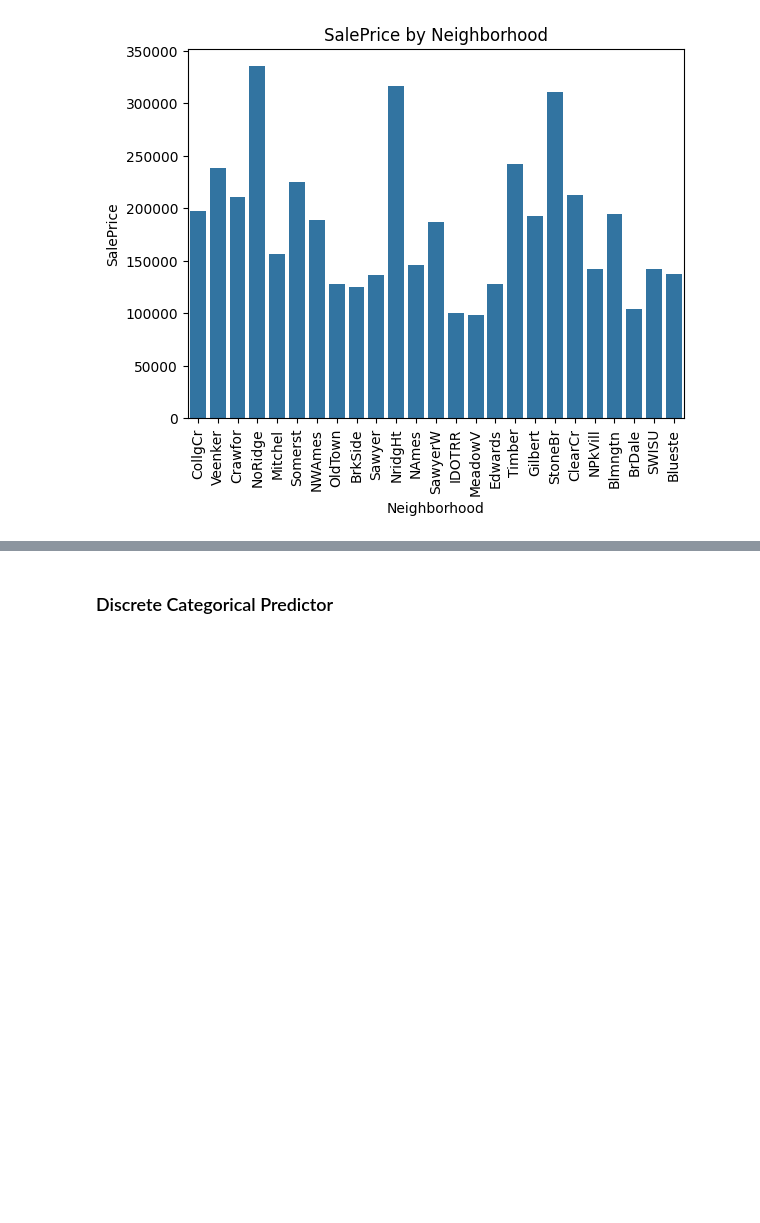
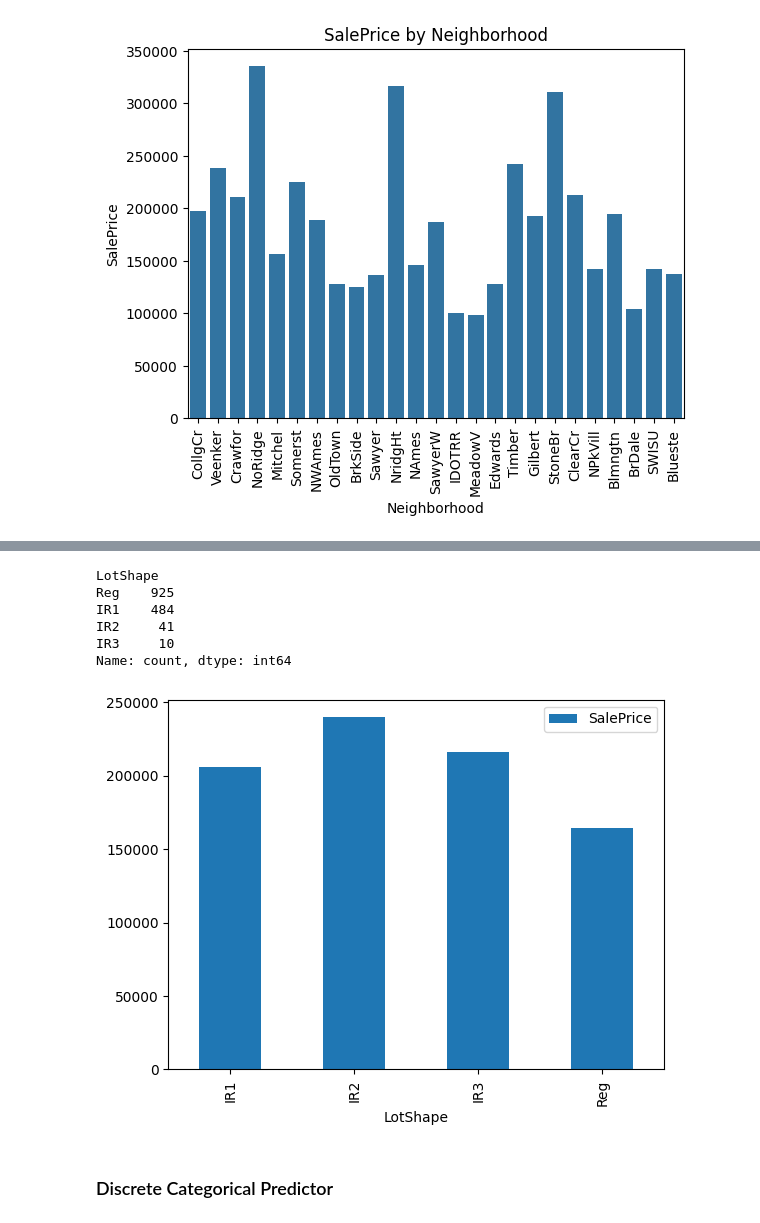
Before and after one commit to mojay6111/DSC_Phase_3_Week_1, a Jupyter notebook: Cat_Var_Reg_lab/cat_var_lab.ipynb, the cells around one changed output, grey strips where cells are left out. Saved outputs shown, nothing was run; the diff lists cells and outputs as text; code cells hidden in the pictures; blank space fills up the shorter version.

```diff
--- a/Cat_Var_Reg_lab/cat_var_lab.ipynb
+++ b/Cat_Var_Reg_lab/cat_var_lab.ipynb
@@ -253,3 +298,17 @@ plt.show()
+# %%
+data["LotShape"].value_counts()
+# %% [output]
+LotShape
+Reg    925
+IR1    484
+IR2     41
+IR3     10
+Name: count, dtype: int64
+# %%
+# Let's plot LotShape
+data.groupby('LotShape').mean('LotShape').sort_index().plot.bar(y='SalePrice');
+# %% [output]
+[figure, added]
 # %% [markdown]
 ### Discrete Categorical Predictor
 # %%
```
Also changed, not shown: parts of 18 cells of this notebook, 16 other files.
